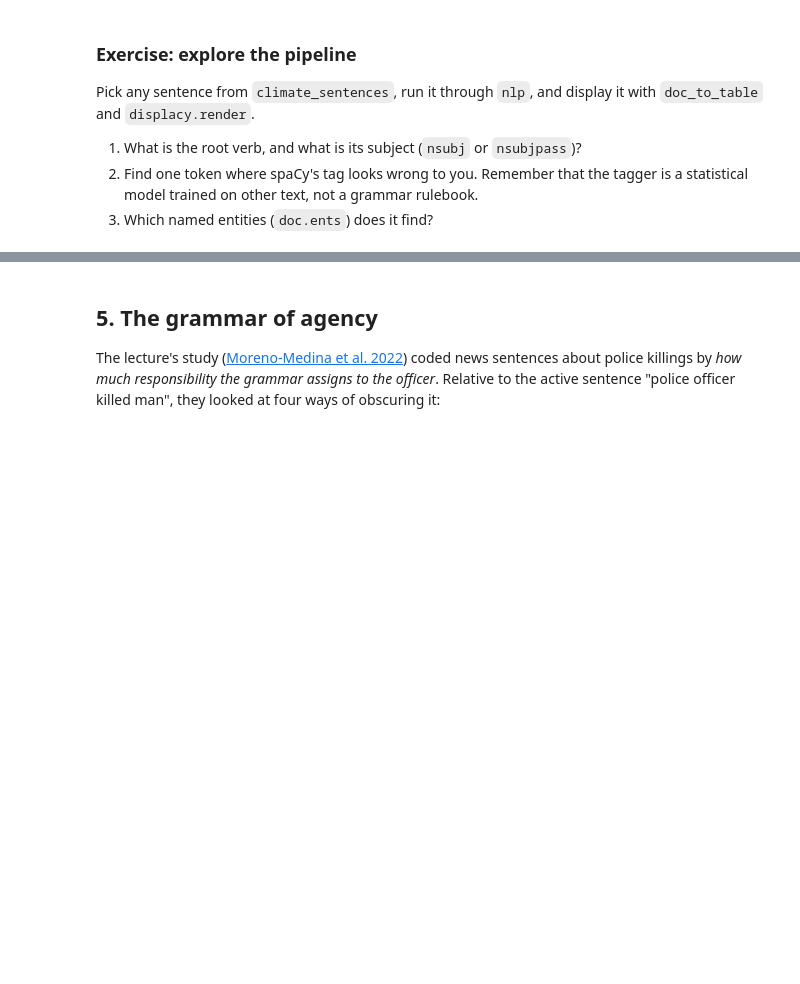
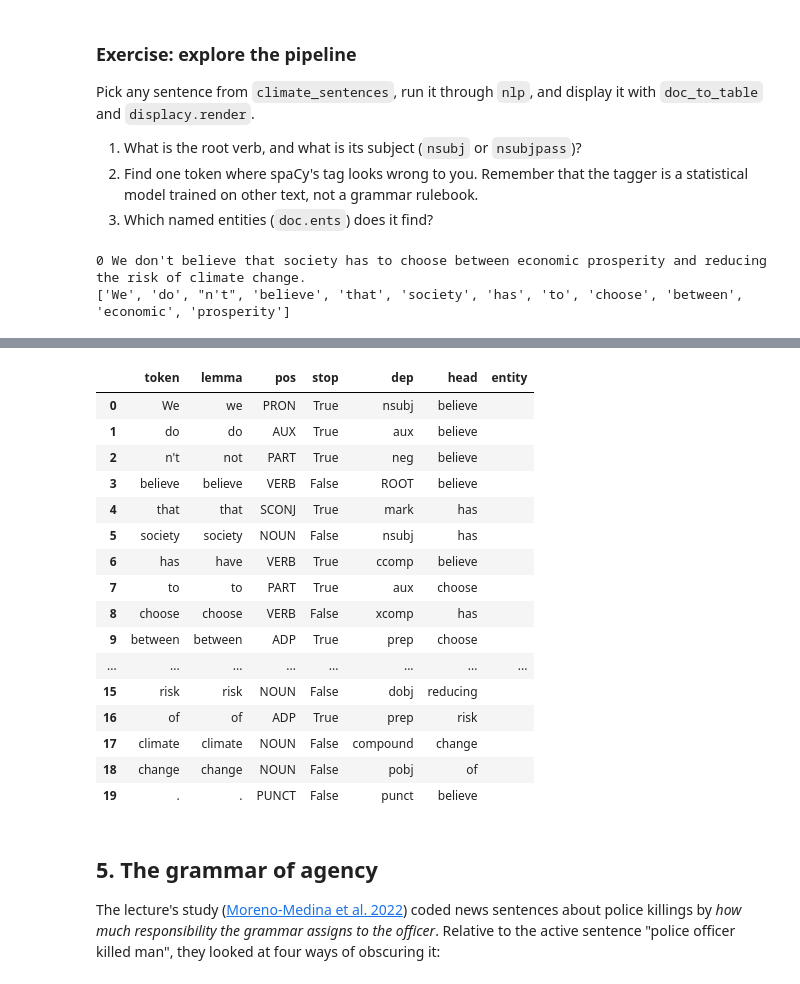
Before and after one commit to ellaxcode/QM2, a Jupyter notebook: notebooks/W04. Natural Language Processing.ipynb, the cells around one changed output, grey strips where cells are left out. Saved outputs shown, nothing was run; the diff lists cells and outputs as text; code cells hidden in the pictures; blank space fills up the shorter version.

```diff
--- a/notebooks/W04. Natural Language Processing.ipynb
+++ b/notebooks/W04. Natural Language Processing.ipynb
@@ -250,4 +315,37 @@ Pick any sentence from `climate_sentences`, run it through `nlp`, and display it
 2. Find one token where spaCy's tag looks wrong to you. Remember that the tagger is a statistical model trained on other text, not a grammar rulebook.
 3. Which named entities (`doc.ents`) does it find?
 # %%
-# your code here
+doc = nlp(climate_sentences[4])
+
+for i, sent in enumerate(doc.sents):     # 1. sentence segmentation, # .sent isolates into sentences,
+    print(i, sent)                        # enumerate attaches number to each sentence eg. 0,1,2,3
+
+print([t.text for t in doc][:12])       # 2. tokenisation
+
+
+def doc_to_table(doc):
+    return pd.DataFrame({
+        'token':  [t.text for t in doc],
+        'lemma':  [t.lemma_ for t in doc],   # dictionary form: 'was' -> 'be', 'named' -> 'name'
+        'pos':    [t.pos_ for t in doc],     # part of speech
+        'stop':   [t.is_stop for t in doc],  # stop word?
+        'dep':    [t.dep_ for t in doc],     # grammatical relation to its head
+        'head':   [t.head.text for t in doc],# the word it depends on
+        'entity': [t.ent_type_ for t in doc],
+    })
+
+
+
+
+displacy.render(list(doc.sents), style='dep', jupyter=True, options={'compact': True, 'distance': 100})
+
+
+doc_to_table(doc)
+
+
+#1. root verb (nsubj) = society, no nsubjpass
+#2. do is not a nsubj as it is not the root verb, this might be an error
+#3. no entity is found, model is unable to identify
+# %% [output]
+0 We don't believe that society has to choose between economic prosperity and reducing the risk of climate change.
+['We', 'do', "n't", 'believe', 'that', 'society', 'has', 'to', 'choose', 'between', 'economic', 'prosperity']
@@ -254,3 +353,20 @@ Pick any sentence from `climate_sentences`, run it through `nlp`, and display it
+|  | token | lemma | pos | stop | dep | head | entity |
+| 0 | We | we | PRON | True | nsubj | believe |  |
+| 1 | do | do | AUX | True | aux | believe |  |
+| 2 | n't | not | PART | True | neg | believe |  |
+| 3 | believe | believe | VERB | False | ROOT | believe |  |
+| 4 | that | that | SCONJ | True | mark | has |  |
+| 5 | society | society | NOUN | False | nsubj | has |  |
+| 6 | has | have | VERB | True | ccomp | believe |  |
+| 7 | to | to | PART | True | aux | choose |  |
+| 8 | choose | choose | VERB | False | xcomp | has |  |
+| 9 | between | between | ADP | True | prep | choose |  |
+| ... | ... | ... | ... | ... | ... | ... | ... |
+| 15 | risk | risk | NOUN | False | dobj | reducing |  |
+| 16 | of | of | ADP | True | prep | risk |  |
+| 17 | climate | climate | NOUN | False | compound | change |  |
+| 18 | change | change | NOUN | False | pobj | of |  |
+| 19 | . | . | PUNCT | False | punct | believe |  |
 # %% [markdown]
 ## 5. The grammar of agency
 
```
Also changed, not shown: parts of 12 cells of this notebook.
